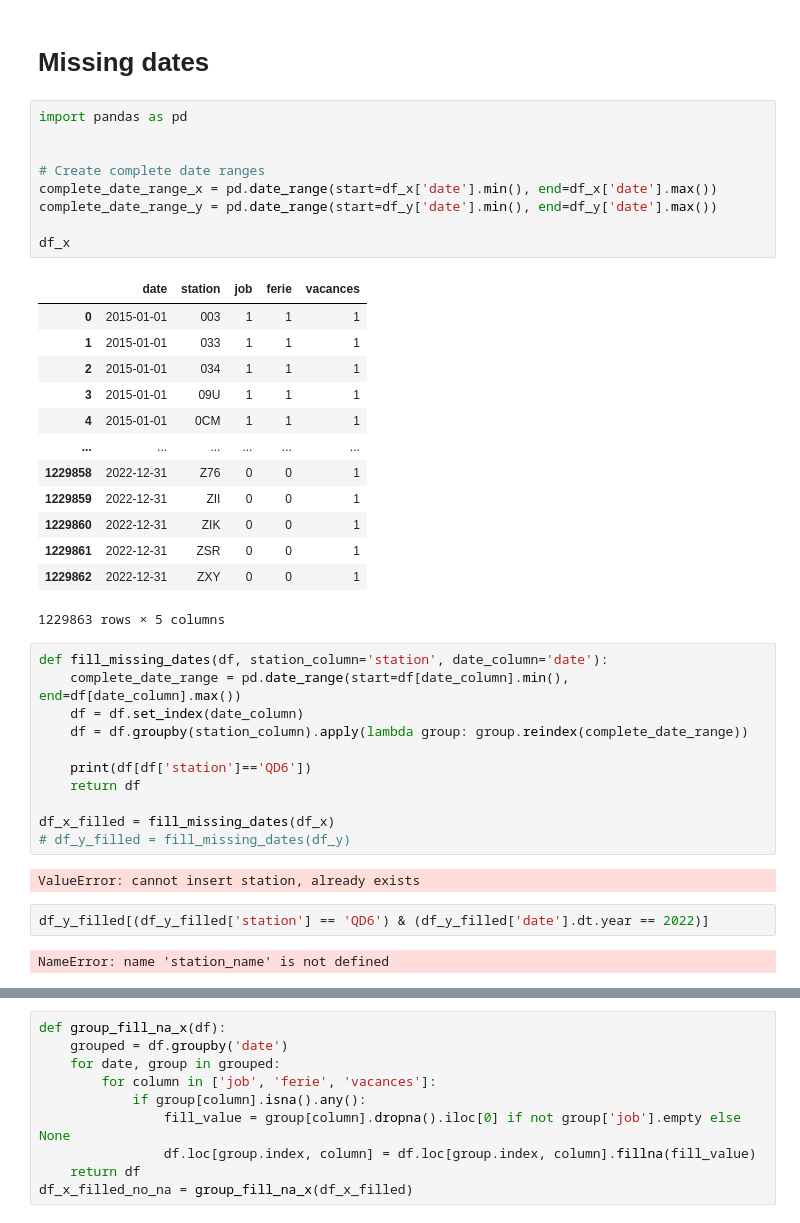
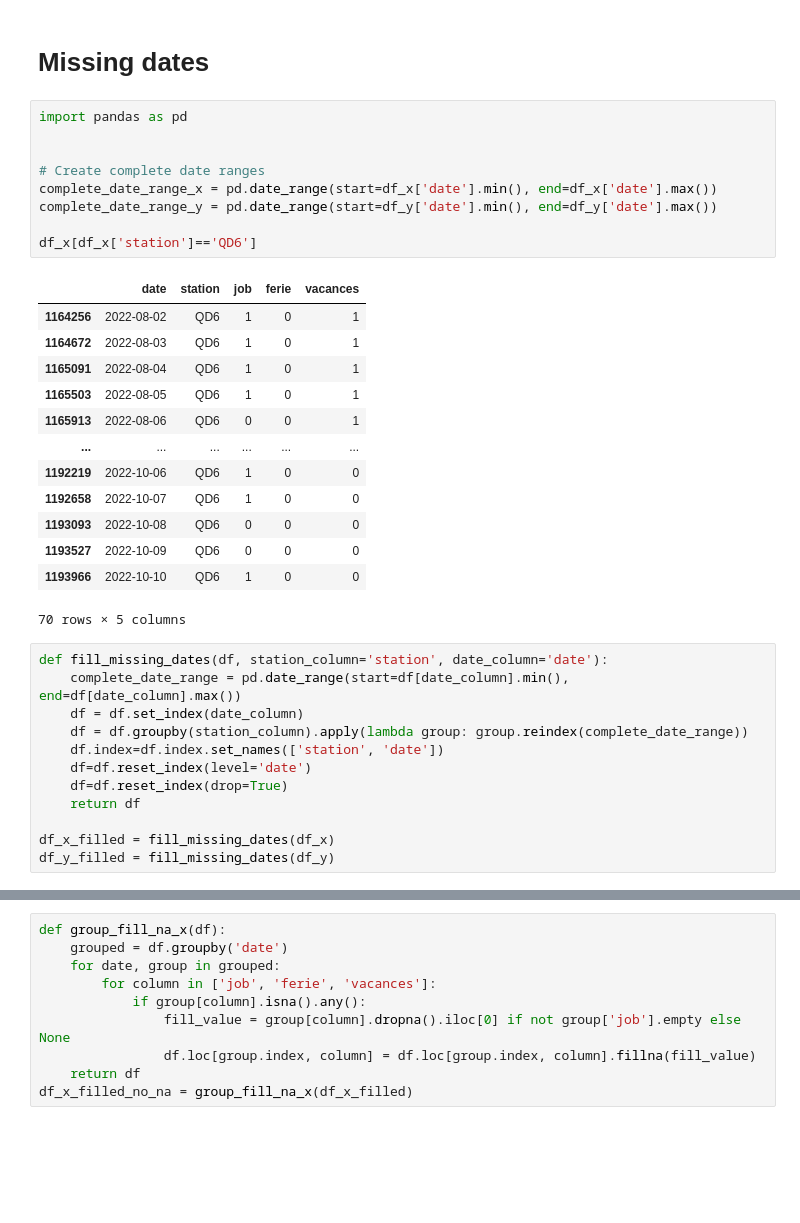
Before and after one commit to vdorseuil/ML_forecast, a Jupyter notebook: sncf.ipynb, the cells around one changed output, grey strips where cells are left out. Drawn from its saved outputs; the diff is of its cells as text; blank space fills up the shorter version.

```diff
--- a/sncf.ipynb
+++ b/sncf.ipynb
@@ -204,40 +204,35 @@ All values in columns 'job', 'ferie', and 'vacances' are the same for each date.
 # %%
 import pandas as pd
 
 
 # Create complete date ranges
 complete_date_range_x = pd.date_range(start=df_x['date'].min(), end=df_x['date'].max())
 complete_date_range_y = pd.date_range(start=df_y['date'].min(), end=df_y['date'].max())
 
-df_x
+df_x[df_x['station']=='QD6']
 # %% [output]
 |  | date | station | job | ferie | vacances |
-| 0 | 2015-01-01 | 003 | 1 | 1 | 1 |
-| 1 | 2015-01-01 | 033 | 1 | 1 | 1 |
-| 2 | 2015-01-01 | 034 | 1 | 1 | 1 |
-| 3 | 2015-01-01 | 09U | 1 | 1 | 1 |
-| 4 | 2015-01-01 | 0CM | 1 | 1 | 1 |
+| 1164256 | 2022-08-02 | QD6 | 1 | 0 | 1 |
+| 1164672 | 2022-08-03 | QD6 | 1 | 0 | 1 |
+| 1165091 | 2022-08-04 | QD6 | 1 | 0 | 1 |
+| 1165503 | 2022-08-05 | QD6 | 1 | 0 | 1 |
+| 1165913 | 2022-08-06 | QD6 | 0 | 0 | 1 |
 | ... | ... | ... | ... | ... | ... |
-| 1229858 | 2022-12-31 | Z76 | 0 | 0 | 1 |
-| 1229859 | 2022-12-31 | ZII | 0 | 0 | 1 |
-| 1229860 | 2022-12-31 | ZIK | 0 | 0 | 1 |
-| 1229861 | 2022-12-31 | ZSR | 0 | 0 | 1 |
-| 1229862 | 2022-12-31 | ZXY | 0 | 0 | 1 |
+| 1192219 | 2022-10-06 | QD6 | 1 | 0 | 0 |
+| 1192658 | 2022-10-07 | QD6 | 1 | 0 | 0 |
+| 1193093 | 2022-10-08 | QD6 | 0 | 0 | 0 |
+| 1193527 | 2022-10-09 | QD6 | 0 | 0 | 0 |
+| 1193966 | 2022-10-10 | QD6 | 1 | 0 | 0 |
-1229863 rows × 5 columns
+70 rows × 5 columns
 # %%
 def fill_missing_dates(df, station_column='station', date_column='date'):
     complete_date_range = pd.date_range(start=df[date_column].min(), end=df[date_column].max())
     df = df.set_index(date_column)
     df = df.groupby(station_column).apply(lambda group: group.reindex(complete_date_range))
-
-    print(df[df['station']=='QD6'])
+    df.index=df.index.set_names(['station', 'date'])
+    df=df.reset_index(level='date')
+    df=df.reset_index(drop=True)
     return df
 
 df_x_filled = fill_missing_dates(df_x)
-# df_y_filled = fill_missing_dates(df_y)
+df_y_filled = fill_missing_dates(df_y)
-# %% [output]
-ValueError: cannot insert station, already exists
-# %%
-df_y_filled[(df_y_filled['station'] == 'QD6') & (df_y_filled['date'].dt.year == 2022)]
-# %% [output]
-NameError: name 'station_name' is not defined
```
Also changed, not shown: parts of 5 cells of this notebook, 1 other file.
